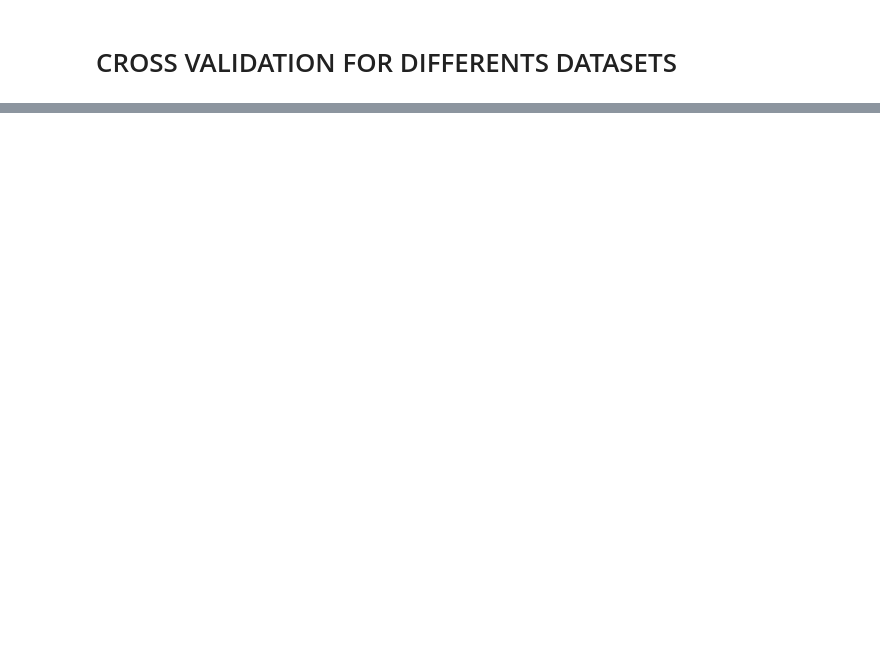
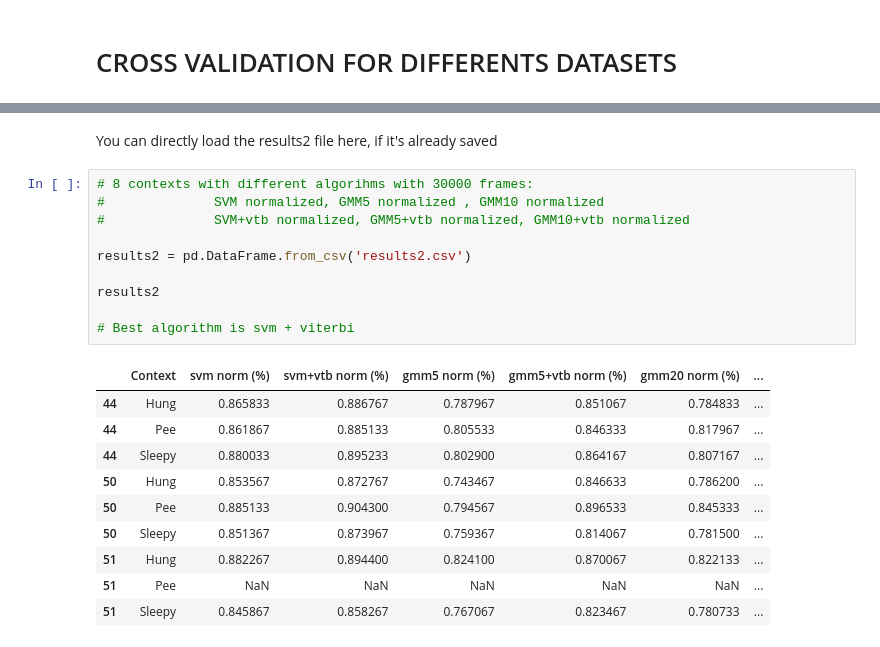
Before and after one commit to AVAGLIO/BABY, a Jupyter notebook: Baby.ipynb, the cells around one changed output, grey strips where cells are left out. Drawn from its saved outputs; the diff is of its cells as text; blank space fills up the shorter version.

```diff
--- a/Baby.ipynb
+++ b/Baby.ipynb
@@ -826,0 +929,23 @@ df
+# %% [markdown]
+You can directly load the results2 file here, if it's already saved
+# %%
+# 8 contexts with different algorihms with 30000 frames:
+#              SVM normalized, GMM5 normalized , GMM10 normalized
+#              SVM+vtb normalized, GMM5+vtb normalized, GMM10+vtb normalized
+
+results2 = pd.DataFrame.from_csv('results2.csv')
+
+results2
+
+# Best algorithm is svm + viterbi
+# %% [output]
+|  | Context | svm norm (%) | svm+vtb norm (%) | gmm5 norm (%) | gmm5+vtb norm (%) | gmm20 norm (%) | ... |
+| 44 | Hung | 0.865833 | 0.886767 | 0.787967 | 0.851067 | 0.784833 | ... |
+| 44 | Pee | 0.861867 | 0.885133 | 0.805533 | 0.846333 | 0.817967 | ... |
+| 44 | Sleepy | 0.880033 | 0.895233 | 0.802900 | 0.864167 | 0.807167 | ... |
+| 50 | Hung | 0.853567 | 0.872767 | 0.743467 | 0.846633 | 0.786200 | ... |
+| 50 | Pee | 0.885133 | 0.904300 | 0.794567 | 0.896533 | 0.845333 | ... |
+| 50 | Sleepy | 0.851367 | 0.873967 | 0.759367 | 0.814067 | 0.781500 | ... |
+| 51 | Hung | 0.882267 | 0.894400 | 0.824100 | 0.870067 | 0.822133 | ... |
+| 51 | Pee | NaN | NaN | NaN | NaN | NaN | ... |
+| 51 | Sleepy | 0.845867 | 0.858267 | 0.767067 | 0.823467 | 0.780733 | ... |
```
Also changed, not shown: parts of 40 cells of this notebook.
